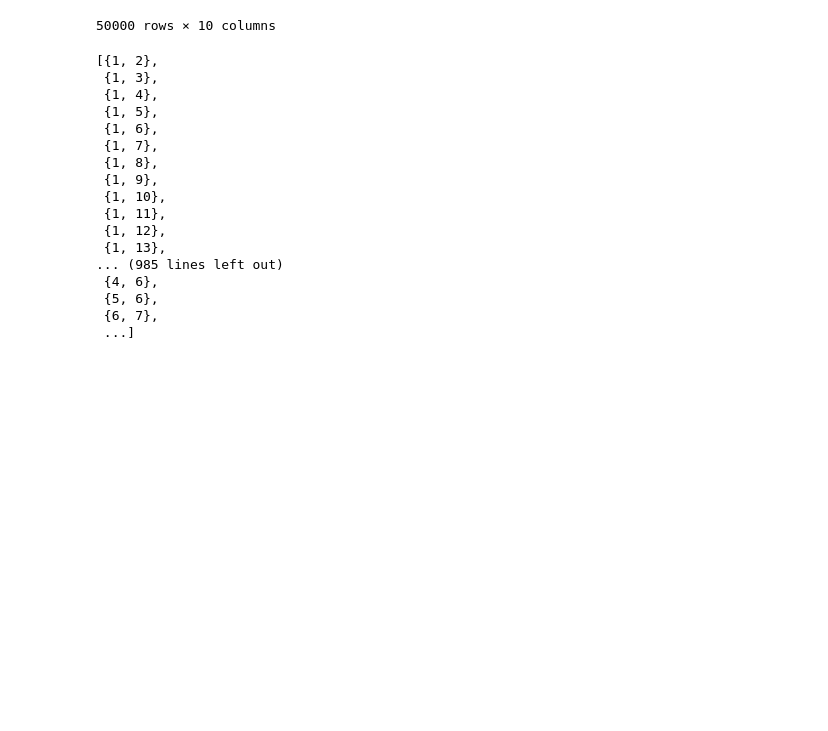
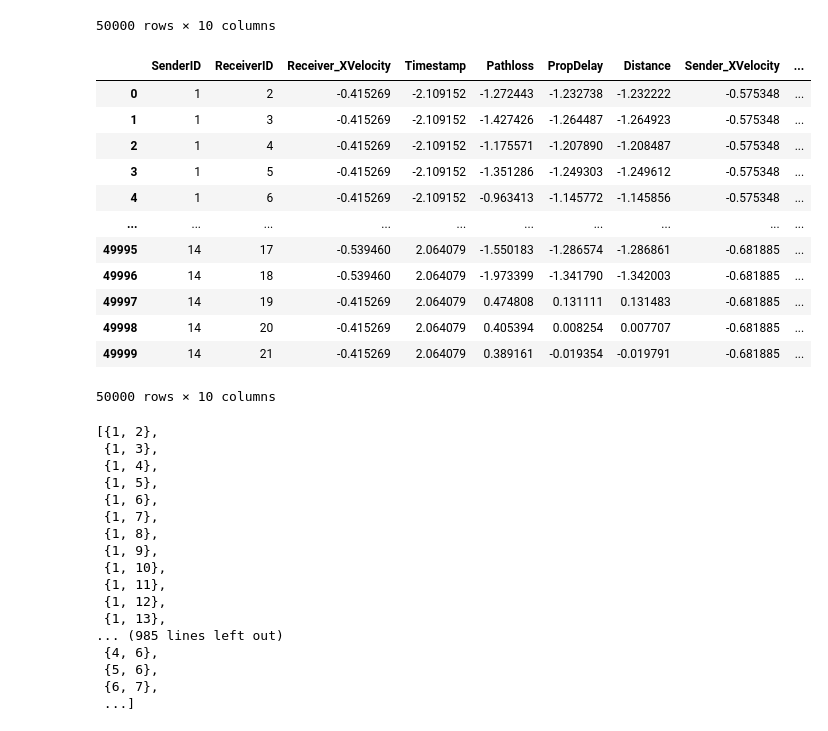
Before and after one commit to Linoh12/LearningLSTM, a Jupyter notebook: LSTM_Lincoln.ipynb, the cells around one changed output. Drawn from its saved outputs; the diff is of its cells as text; code cells hidden in the pictures; blank space fills up the shorter version.

```diff
--- a/LSTM_Lincoln.ipynb
+++ b/LSTM_Lincoln.ipynb
@@ -58,4 +58,24 @@ data
 | 49998 | 14 | 20 | -5.000000e-08 | 81.240209 | 90.0503 | 1.039000e-06 | 311.579745 | -4.959106e-01 | ... |
 | 49999 | 14 | 21 | -5.000000e-08 | 81.240209 | 89.8821 | 1.019000e-06 | 305.603640 | -4.959106e-01 | ... |
 50000 rows × 10 columns
+# %%
+# Applying Standard Scalar to normalize data
+ID_features = ['SenderID','ReceiverID']
+scaled_data = pd.DataFrame(StandardScaler().fit_transform(data.drop(ID_features,axis=1)), columns=data.drop(ID_features,axis=1).columns)
+scaled_data = pd.concat((data[ID_features], scaled_data), axis=1)
+scaled_data
+# %% [output]
+|  | SenderID | ReceiverID | Receiver_XVelocity | Timestamp | Pathloss | PropDelay | Distance | Sender_XVelocity | ... |
+| 0 | 1 | 2 | -0.415269 | -2.109152 | -1.272443 | -1.232738 | -1.232222 | -0.575348 | ... |
+| 1 | 1 | 3 | -0.415269 | -2.109152 | -1.427426 | -1.264487 | -1.264923 | -0.575348 | ... |
+| 2 | 1 | 4 | -0.415269 | -2.109152 | -1.175571 | -1.207890 | -1.208487 | -0.575348 | ... |
+| 3 | 1 | 5 | -0.415269 | -2.109152 | -1.351286 | -1.249303 | -1.249612 | -0.575348 | ... |
+| 4 | 1 | 6 | -0.415269 | -2.109152 | -0.963413 | -1.145772 | -1.145856 | -0.575348 | ... |
+| ... | ... | ... | ... | ... | ... | ... | ... | ... | ... |
+| 49995 | 14 | 17 | -0.539460 | 2.064079 | -1.550183 | -1.286574 | -1.286861 | -0.681885 | ... |
+| 49996 | 14 | 18 | -0.539460 | 2.064079 | -1.973399 | -1.341790 | -1.342003 | -0.681885 | ... |
+| 49997 | 14 | 19 | -0.415269 | 2.064079 | 0.474808 | 0.131111 | 0.131483 | -0.681885 | ... |
+| 49998 | 14 | 20 | -0.415269 | 2.064079 | 0.405394 | 0.008254 | 0.007707 | -0.681885 | ... |
+| 49999 | 14 | 21 | -0.415269 | 2.064079 | 0.389161 | -0.019354 | -0.019791 | -0.681885 | ... |
+50000 rows × 10 columns
 # %%
```
Also changed, not shown: parts of 24 cells of this notebook.
